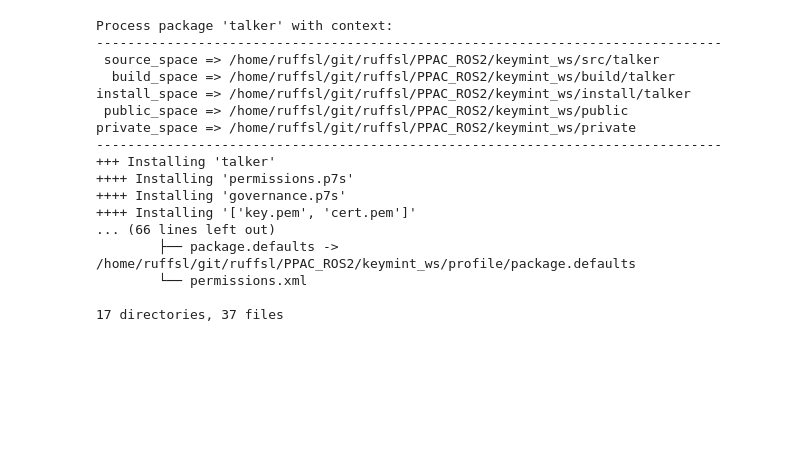
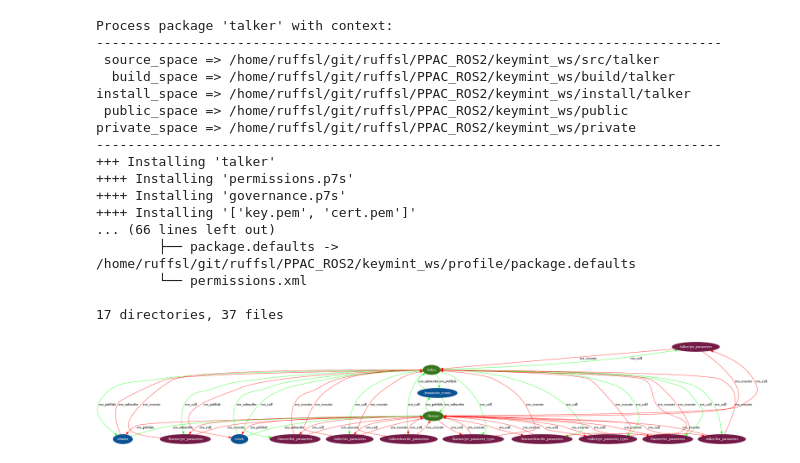
Before and after one commit to ruffsl/PPAC_ROS2, a Jupyter notebook: create_profile_from_discovery.ipynb, the cells around one changed output. Saved outputs shown, nothing was run; the diff lists cells and outputs as text; code cells hidden in the pictures; blank space fills up the shorter version.

Commit message:
Adding results

```diff
--- a/create_profile_from_discovery.ipynb
+++ b/create_profile_from_discovery.ipynb
@@ -358,0 +375,41 @@ private_space => /home/ruffsl/git/ruffsl/PPAC_ROS2/keymint_ws/private
+# %%
+L_tp = G_fc.copy()
+unit_cases = []
+for u, v, a in L_tp.edges(data=True):
+    subject_name = u if L_tp.node[u]['type'] == 'subject' else v
+    object_name  = u if L_tp.node[u]['type'] != 'subject' else v
+    unit_case = {
+        'test' : {
+            'subject_name': subject_name,
+            'object_kind': L_tp.node[object_name]['kind'],
+            'permission': a['label'],
+            'object_name': object_name,},
+        'edge': {
+            'u': u,
+            'v': v,
+        }
+    }
+    unit_cases.append(unit_case)
+# %%
+def test_case(unit_case):
+    qualifier = test_node(**unit_case['test'])
+    unit_case['test']['qualifier'] = qualifier
+    unit_case['test']['color'] = colors[qualifier]
+    unit_case['edge']['qualifier'] = qualifier
+    unit_case['edge']['color'] = colors[qualifier]
+    return unit_case['edge']
+# %%
+try:
+    cpus = multiprocessing.cpu_count()
+except NotImplementedError:
+    cpus = 2   # arbitrary default
+pool = multiprocessing.Pool(processes=cpus)
+results = pool.map(test_case, unit_cases)
+# %%
+for result in results:
+    L_tp[result['u']][result['v']][0]['color'] = result['color']
+    L_tp[result['u']][result['v']][0]['qualifier'] = result['qualifier']
+# %%
+plot_graph_figure(L_tp, 'figs/L_tp')
+# %% [output]
+[figure, added]
```
Also changed, not shown: parts of 14 cells of this notebook.
